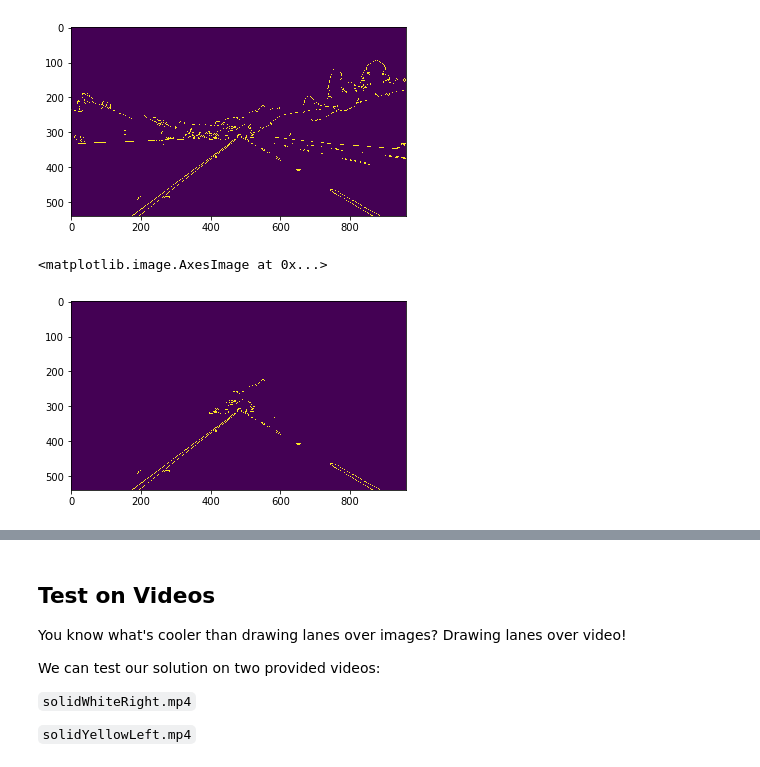
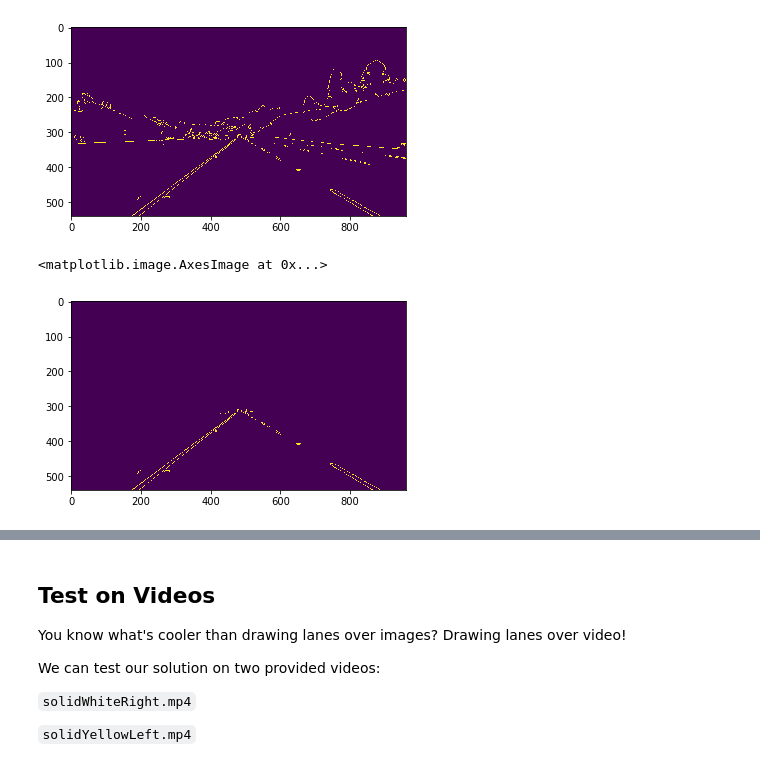
Before and after one commit to paulyehtw/CarND-LaneLines-P1, a Jupyter notebook: P1.ipynb, the cells around one changed output, grey strips where cells are left out. Saved outputs shown, nothing was run; the diff lists cells and outputs as text; code cells hidden in the pictures.

```diff
--- a/P1.ipynb
+++ b/P1.ipynb
@@ -218,18 +274,18 @@ plt.imshow(edge_image)
 # %%
 height = image.shape[0]
 width = image.shape[1]
-height_offset = 45
-width_offset = 50
+height_offset = 40
+width_offset = 30
 vertices = np.array([[0, height],
                      [width, height],
-                     [width*3/8, height*/8],
-                     [width*5/8, height*3/8]],
+                     [width*1/2 + width_offset, height*1/2 + height_offset],
+                     [width*1/2 - width_offset, height*1/2 + height_offset]],
                      np.int32)
 masked_image = region_of_interest(edge_image, vertices)
 plt.imshow(masked_image)
 # %% [output]
 <matplotlib.image.AxesImage at 0x...>
-[figure, old version]
+[figure, new version]
 # %%
 rho = 1
 theta = np.pi/180
```
Also changed, not shown: parts of 5 cells of this notebook.
